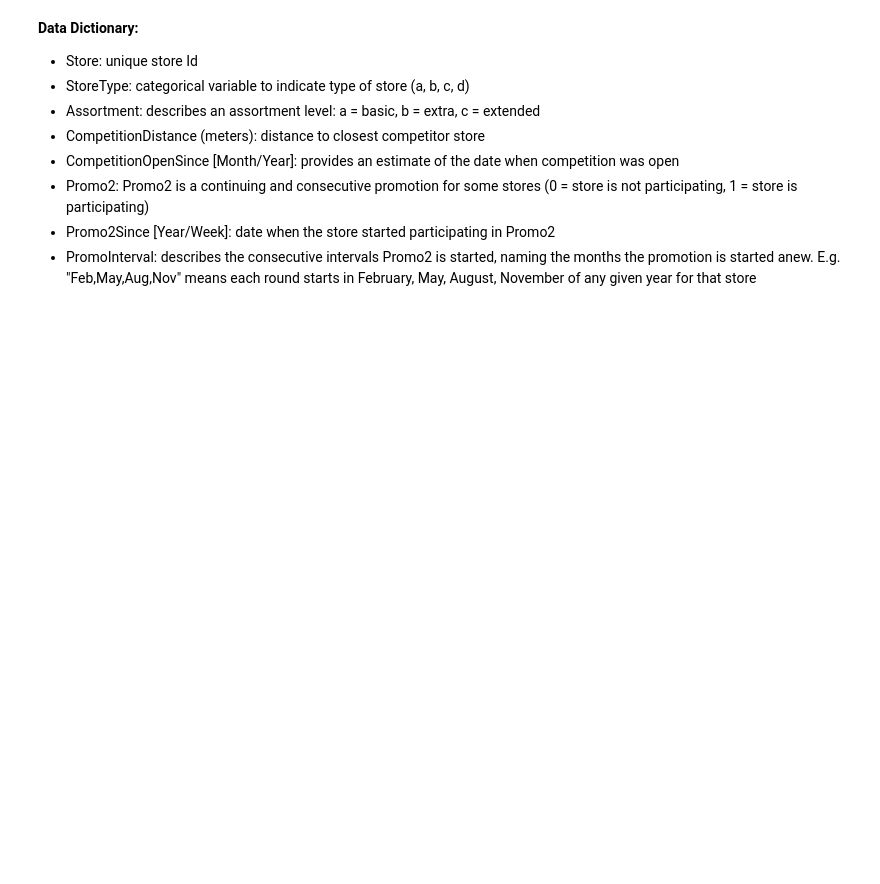
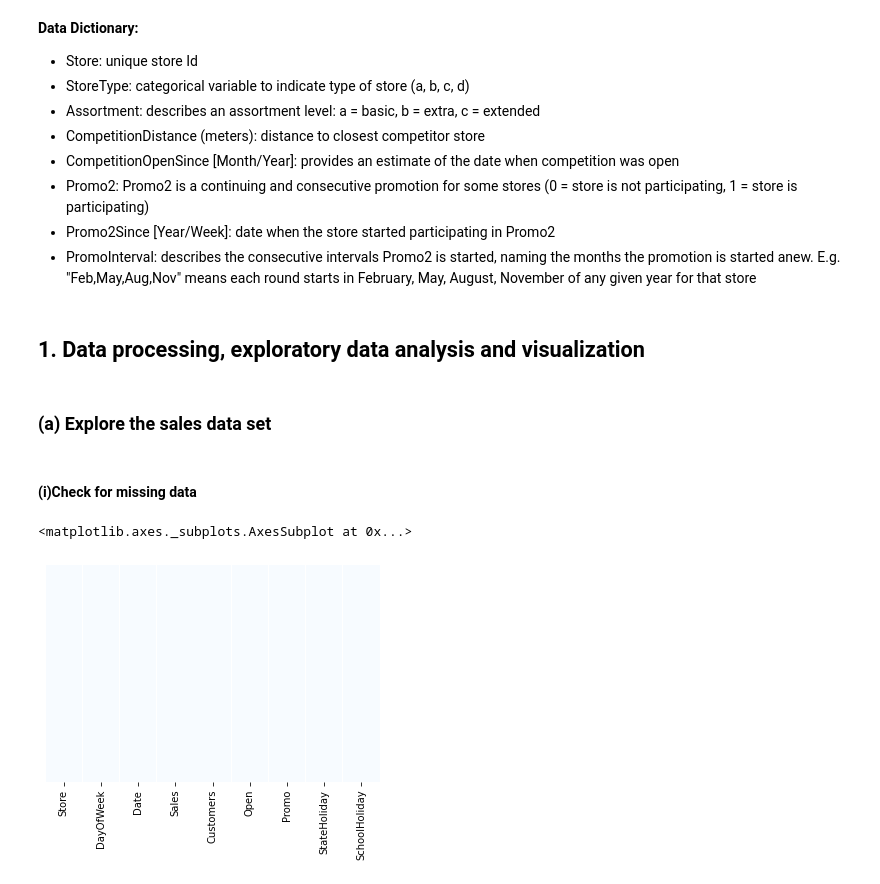
Before and after one commit to Panostam/Sales_Department_Project, a Jupyter notebook: Forecast_Project.ipynb, the cells around one changed output. Cells and saved outputs as stored; diff of their text form; code cells hidden in the pictures; blank space fills up the shorter version.

```diff
--- a/Forecast_Project.ipynb
+++ b/Forecast_Project.ipynb
@@ -124,3 +124,14 @@ store_info_df.describe()
 * Promo2: Promo2 is a continuing and consecutive promotion for some stores (0 = store is not participating, 1 = store is participating)
 * Promo2Since [Year/Week]: date when the store started participating in Promo2
 * PromoInterval: describes the consecutive intervals Promo2 is started, naming the months the promotion is started anew. E.g. "Feb,May,Aug,Nov" means each round starts in February, May, August, November of any given year for that store
+# %% [markdown]
+## 1. Data processing, exploratory data analysis and visualization
+# %% [markdown]
+### (a) Explore the sales data set
+# %% [markdown]
+#### (i)Check for missing data
+# %%
+sns.heatmap(sales_train_df.isnull(),yticklabels=False, cbar=False,cmap='Blues')
+# %% [output]
+<matplotlib.axes._subplots.AxesSubplot at 0x...>
+[figure, added]
```
Also changed, not shown: parts of 52 cells of this notebook.
